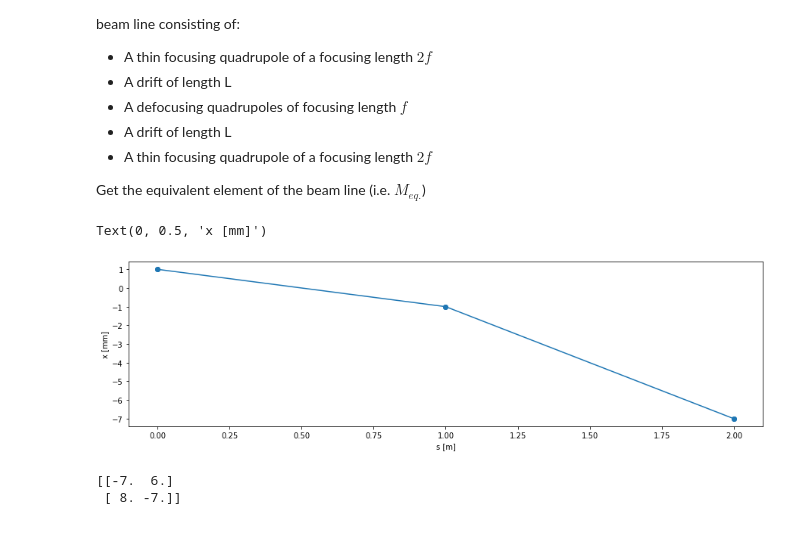
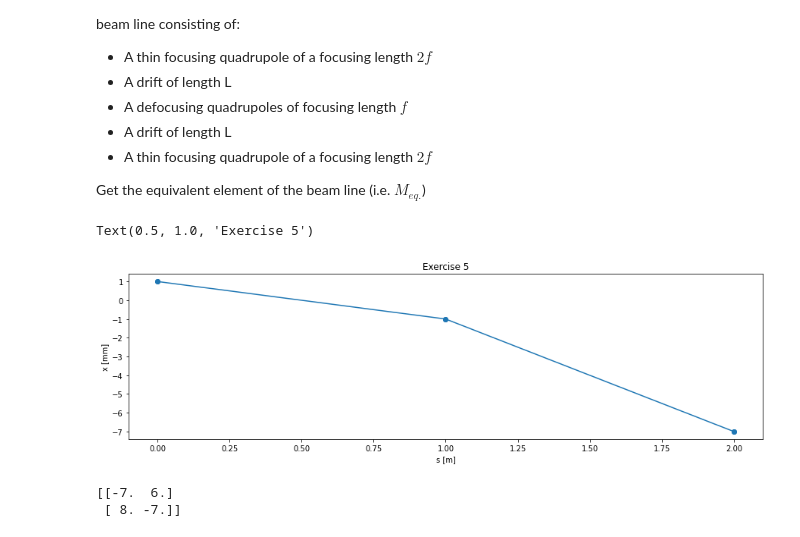
Before and after one commit to tprebiba/accelerators-teaching, a Jupyter notebook: 01_AUTH-2024_Accelerator_Physics/01_Basics_SOLUTIONS.ipynb, the cells around one changed output. Drawn from its saved outputs; the diff is of its cells as text; code cells hidden in the pictures.

```diff
--- a/01_AUTH-2024_Accelerator_Physics/01_Basics_SOLUTIONS.ipynb
+++ b/01_AUTH-2024_Accelerator_Physics/01_Basics_SOLUTIONS.ipynb
@@ -364,13 +367,14 @@ X_5 = HQF2 @ X_4
 # %%
 # Plot particle coordinates at each element
 plt.figure(figsize=(15,4))
 s = [0, 0, L, L, (L+L), (L+L)]
 plt.plot(s, np.array([X_0[0],X_1[0],X_2[0],X_3[0],X_4[0],X_5[0]])*1e3, 'o-')
 plt.xlabel('s [m]')
 plt.ylabel('x [mm]')
+plt.title('Exercise 5')
 # %% [output]
-Text(0, 0.5, 'x [mm]')
+Text(0.5, 1.0, 'Exercise 5')
-[figure, old version]
+[figure, new version]
 # %%
 # the equivalent matrix
 Meq = HQF2 @ D2 @ QD @ D1 @ HQF1
```
Also changed, not shown: parts of 11 cells of this notebook, 5 other files.
